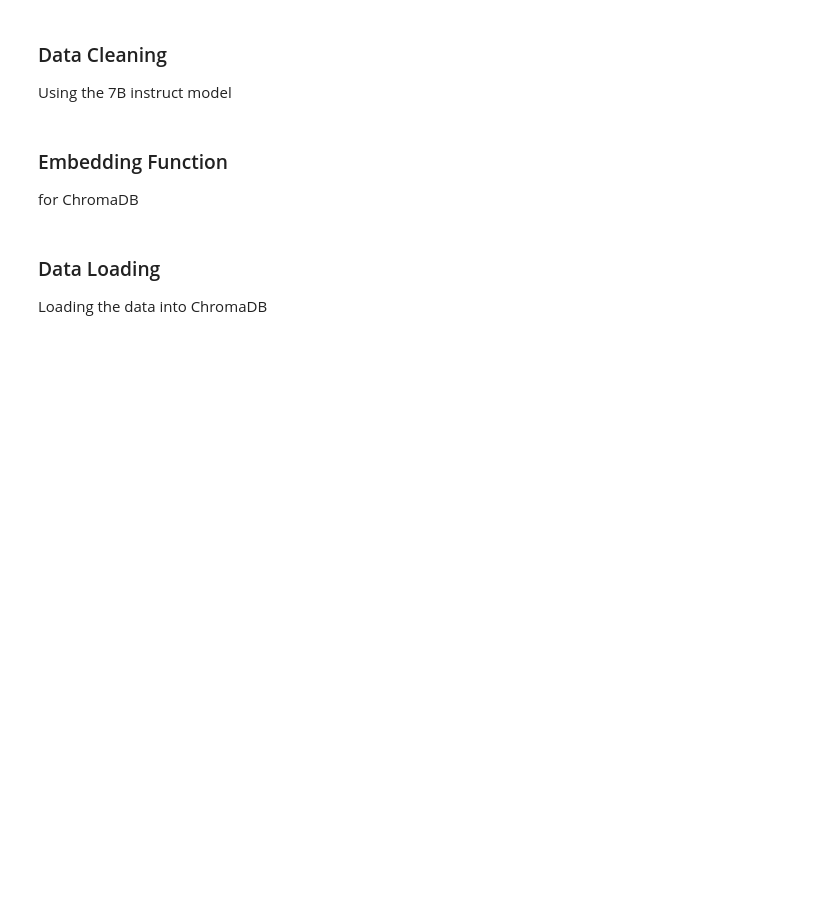
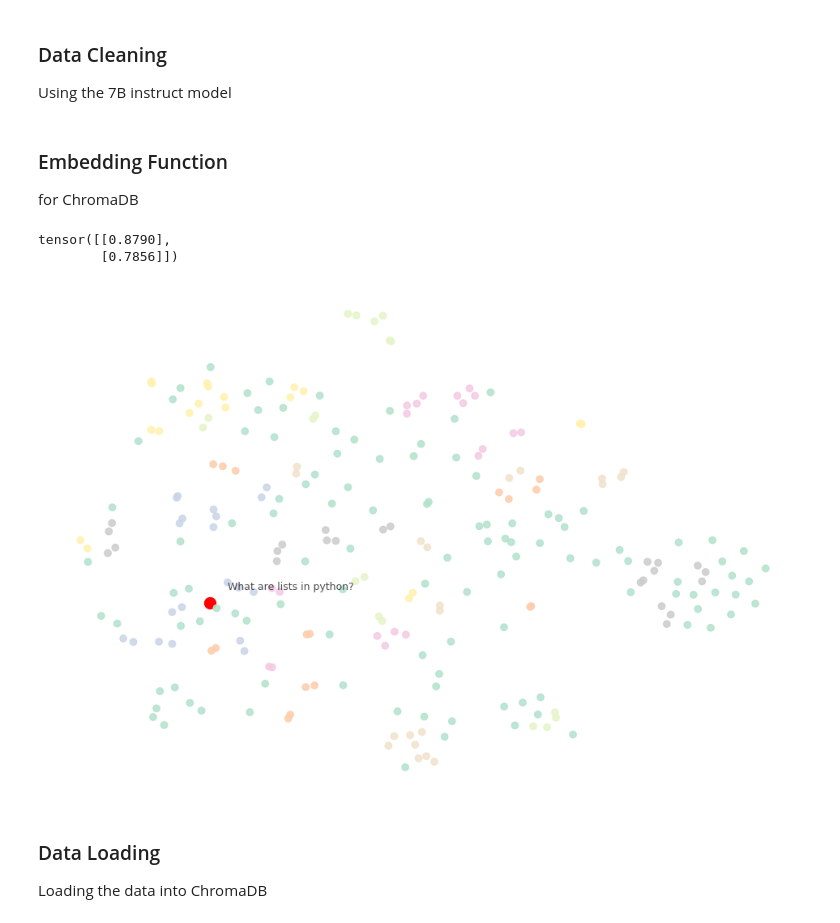
Before and after one commit to cowolff/Python-ORAGle, a Jupyter notebook: python_rag.ipynb, the cells around one changed output. Cells and saved outputs as stored; diff of their text form; code cells hidden in the pictures; blank space fills up the shorter version.

Commit message:
Added embedding class and plots

```diff
--- a/python_rag.ipynb
+++ b/python_rag.ipynb
@@ -77,3 +65,53 @@ class MyEmbeddingFunction(EmbeddingFunction):
+# %%
+import chromadb as db  #This helps us work with the vectors database
+from chromadb.utils import embedding_functions # This helps us fetch our embedding model
+from chromadb import Documents, EmbeddingFunction, Embeddings
+from sentence_transformers.util import cos_sim, dot_score
+
+from sklearn.manifold import TSNE
+from sklearn.cluster import DBSCAN
+import matplotlib.pyplot as plt
+
+class Embedding(EmbeddingFunction):
+    def __init__(self):
+        self.embedding_model = embedding_functions.SentenceTransformerEmbeddingFunction('thenlper/gte-large') # ("Salesforce/SFR-Embedding-Mistral") (7b)
+
+    def encode(self, input: Documents) -> Embeddings:
+        embeddings = self.embedding_model(input)
+        return embeddings
+
+    def distance(self, x: ArrayLike, y: ArrayLike) -> float:
+        return cos_sim(x,y)
+
+    def plot(self, query: str, documents: Documents) -> None:
+        query = query[0] if isinstance(query, list) and len(query) == 1 else query
+        texts = [query] + documents if query else documents
+        embeddings = self.encode(texts)
+        tsne_results = TSNE(n_components=2, perplexity=min(30, len(embeddings)-1)).fit_transform(np.array(embeddings))
+        cluster_labels = DBSCAN(eps=0.9, min_samples=2).fit(tsne_results[1:]).labels_ if query else DBSCAN(eps=0.5, min_samples=2).fit(tsne_results).labels_
+
+        plt.figure(figsize=(12, 8))
+        plt.axis('off')
+        if query:
+            plt.scatter(tsne_results[0, 0], tsne_results[0, 1], c='red', label='Query', s=100)
+            plt.annotate(query, (tsne_results[0, 0] + 1, tsne_results[0, 1] + 1), fontsize=9, alpha=0.7, color='black')
+        plt.scatter(tsne_results[1:, 0], tsne_results[1:, 1], c=cluster_labels, cmap='Pastel2', alpha=0.85)
+        for i, txt in enumerate(documents):
+            if len(txt.split()) <= 5:
+                plt.annotate(txt, (tsne_results[i + (1 if query else 0), 0] + 1, tsne_results[i + (1 if query else 0), 1] + 1), fontsize=9, alpha=0.7)
+        plt.grid(True, which='both', linestyle='--', linewidth=0.2)
+        plt.show()
+# %%
+model = Embedding()
+
+print(model.distance(model.encode(['Coffee', 'Water']), model.encode(['Espresso'])))
+# %% [output]
+tensor([[0.8790],
+        [0.7856]])
+# %%
+model.plot(['What are lists in python?'], split_text_into_chunks(clean_pdf_text, 250))
+# %% [output]
+[figure, added]
 # %% [markdown]
 ### Data Loading
 Loading the data into ChromaDB
```
Also changed, not shown: parts of 3 cells of this notebook.
